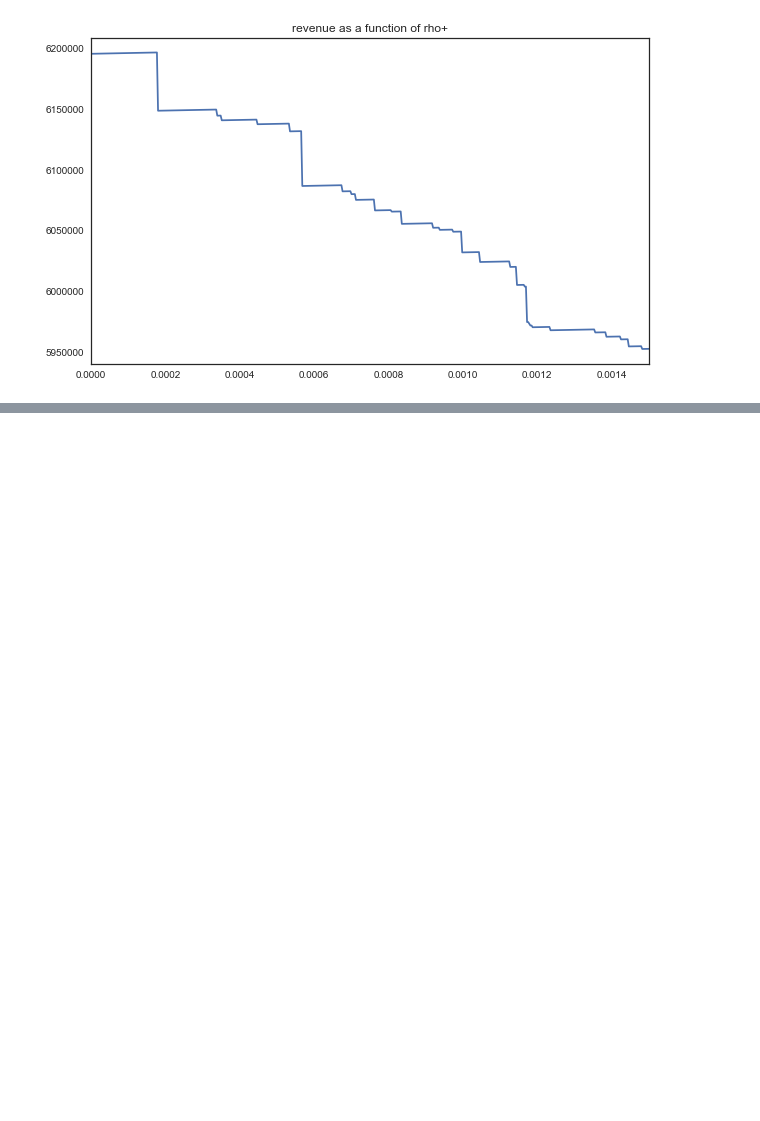
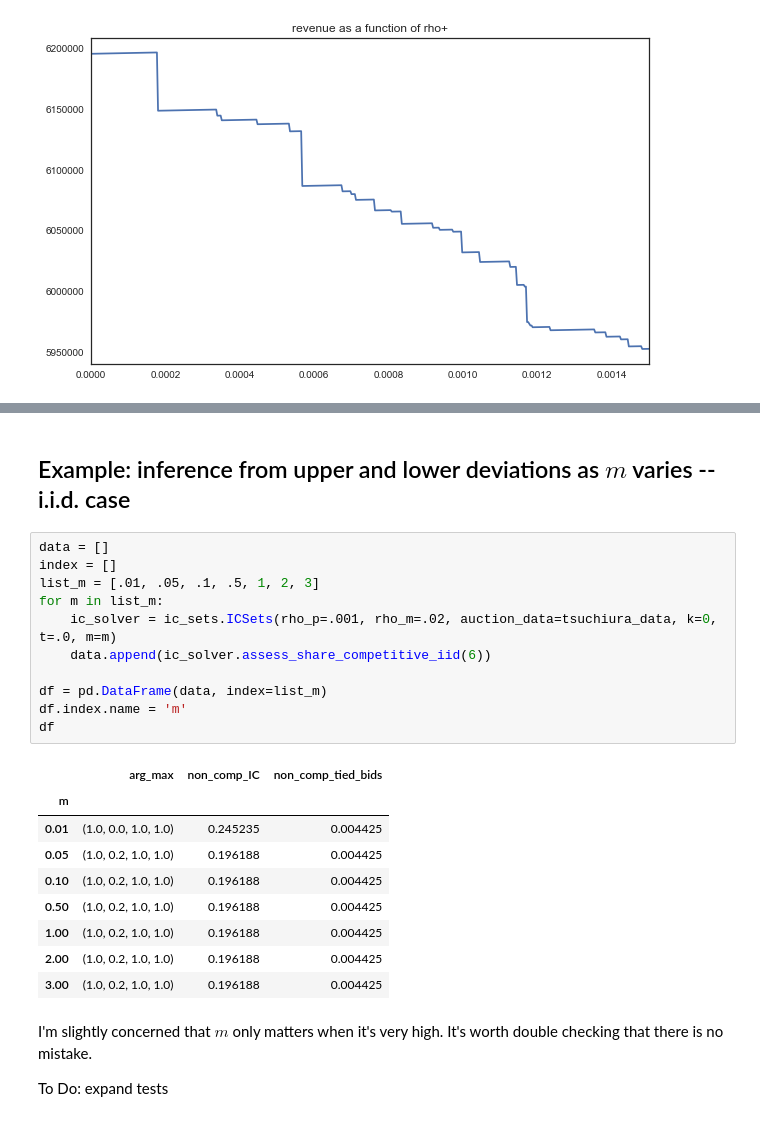
Before and after one commit to sylvaingchassang/missing_bids, a Jupyter notebook: example_tsuchiura.ipynb, the cells around one changed output, grey strips where cells are left out. Cells and saved outputs as stored; diff of their text form; blank space fills up the shorter version.

```diff
--- a/example_tsuchiura.ipynb
+++ b/example_tsuchiura.ipynb
@@ -118,0 +112,28 @@ plt.show()
+# %% [markdown]
+## Example: inference from upper and lower deviations as $m$ varies -- i.i.d. case
+# %%
+data = []
+index = []
+list_m = [.01, .05, .1, .5, 1, 2, 3]
+for m in list_m:
+    ic_solver = ic_sets.ICSets(rho_p=.001, rho_m=.02, auction_data=tsuchiura_data, k=0, t=.0, m=m)
+    data.append(ic_solver.assess_share_competitive_iid(6))
+
+df = pd.DataFrame(data, index=list_m)
+df.index.name = 'm'
+df
+# %% [output]
+|  | arg_max | non_comp_IC | non_comp_tied_bids |
+| m |  |  |  |
+| 0.01 | (1.0, 0.0, 1.0, 1.0) | 0.245235 | 0.004425 |
+| 0.05 | (1.0, 0.2, 1.0, 1.0) | 0.196188 | 0.004425 |
+| 0.10 | (1.0, 0.2, 1.0, 1.0) | 0.196188 | 0.004425 |
+| 0.50 | (1.0, 0.2, 1.0, 1.0) | 0.196188 | 0.004425 |
+| 1.00 | (1.0, 0.2, 1.0, 1.0) | 0.196188 | 0.004425 |
+| 2.00 | (1.0, 0.2, 1.0, 1.0) | 0.196188 | 0.004425 |
+| 3.00 | (1.0, 0.2, 1.0, 1.0) | 0.196188 | 0.004425 |
+# %% [markdown]
+I'm slightly concerned that $m$ only matters when it's very high.
+It's worth double checking that there is no mistake.
+
+To Do: expand tests
```
Also changed, not shown: parts of 16 cells of this notebook, 1 other file.
